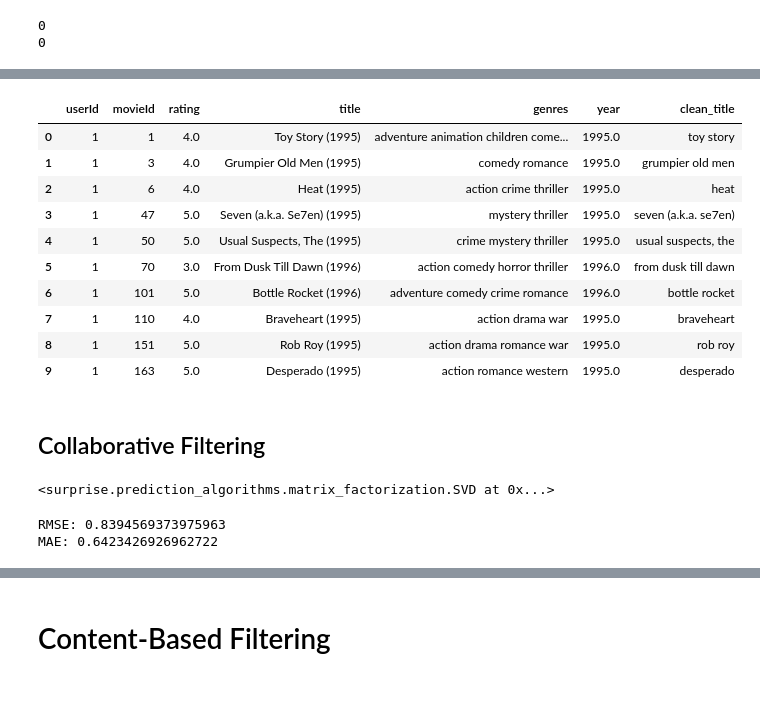
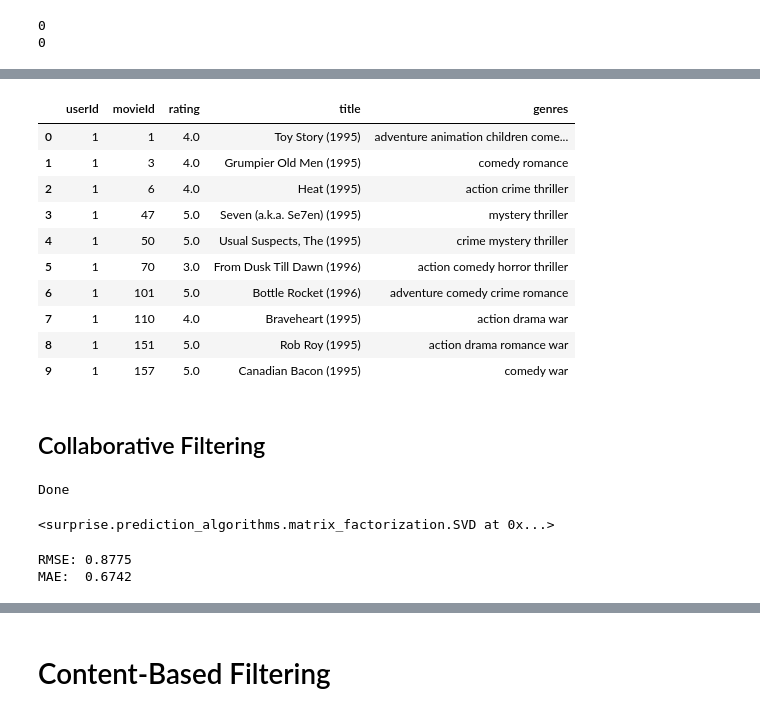
Before and after one commit to Jana-Sherif-Mohamed/MovieRecommender, a Jupyter notebook: Project_IP_sec (2).ipynb, the cells around one changed output, grey strips where cells are left out. Saved outputs shown, nothing was run; the diff lists cells and outputs as text; code cells hidden in the pictures.

```diff
--- a/Project_IP_sec.ipynb
+++ b/Project_IP_sec (2).ipynb
@@ -110,49 +141,57 @@ def clean_genres(text):
 movies['genres'] = movies['genres'].apply(clean_genres)
 # %%
 #  Extract Year from Title
-def extract_year(title):
-    match = re.search(r'\((\d{4})\)', str(title))
-    if match:
-        return int(match.group(1))
-    return np.nan
+#def extract_year(title):
+   # match = re.search(r'\((\d{4})\)', str(title))
+    #if match:
+        #return int(match.group(1))
+    #return np.nan
 
-movies['year'] = movies['title'].apply(extract_year)
+#movies['year'] = movies['title'].apply(extract_year)
 # %%
 # Clean Title (Remove Year)
 
-def clean_title(title):
-    title = re.sub(r'\(\d{4}\)', '', str(title))  # remove year
-    return title.strip().lower()
+#def clean_title(title):
+    #title = re.sub(r'\(\d{4}\)', '', str(title))  # remove year
+    #return title.strip().lower()
 
-movies['clean_title'] = movies['title'].apply(clean_title)
+#movies['clean_title'] = movies['title'].apply(clean_title)
 # %%
  # Filter Rare Movies
-movie_rating_count = ratings.groupby('movieId')['rating'].count()
+#movie_rating_count = ratings.groupby('movieId')['rating'].count()
 
-popular_movies = movie_rating_count[movie_rating_count >= 20].index
+#popular_movies = movie_rating_count[movie_rating_count >= 20].index
 
-ratings = ratings[ratings['movieId'].isin(popular_movies)]
-movies = movies[movies['movieId'].isin(popular_movies)]
+#ratings = ratings[ratings['movieId'].isin(popular_movies)]
+#movies = movies[movies['movieId'].isin(popular_movies)]
 # %%
-data = pd.merge(ratings, movies, on="movieId")
-data.head(10)
+merged_df = pd.merge(ratings, movies, on="movieId")
+merged_df.head(10)
 # %% [output]
-|  | userId | movieId | rating | title | genres | year | clean_title |
-| 0 | 1 | 1 | 4.0 | Toy Story (1995) | adventure animation children come... | 1995.0 | toy story |
-| 1 | 1 | 3 | 4.0 | Grumpier Old Men (1995) | comedy romance | 1995.0 | grumpier old men |
-| 2 | 1 | 6 | 4.0 | Heat (1995) | action crime thriller | 1995.0 | heat |
-| 3 | 1 | 47 | 5.0 | Seven (a.k.a. Se7en) (1995) | mystery thriller | 1995.0 | seven (a.k.a. se7en) |
-| 4 | 1 | 50 | 5.0 | Usual Suspects, The (1995) | crime mystery thriller | 1995.0 | usual suspects, the |
-| 5 | 1 | 70 | 3.0 | From Dusk Till Dawn (1996) | action comedy horror thriller | 1996.0 | from dusk till dawn |
-| 6 | 1 | 101 | 5.0 | Bottle Rocket (1996) | adventure comedy crime romance | 1996.0 | bottle rocket |
-| 7 | 1 | 110 | 4.0 | Braveheart (1995) | action drama war | 1995.0 | braveheart |
-| 8 | 1 | 151 | 5.0 | Rob Roy (1995) | action drama romance war | 1995.0 | rob roy |
-| 9 | 1 | 163 | 5.0 | Desperado (1995) | action romance western | 1995.0 | desperado |
+|  | userId | movieId | rating | title | genres |
+| 0 | 1 | 1 | 4.0 | Toy Story (1995) | adventure animation children come... |
+| 1 | 1 | 3 | 4.0 | Grumpier Old Men (1995) | comedy romance |
+| 2 | 1 | 6 | 4.0 | Heat (1995) | action crime thriller |
+| 3 | 1 | 47 | 5.0 | Seven (a.k.a. Se7en) (1995) | mystery thriller |
+| 4 | 1 | 50 | 5.0 | Usual Suspects, The (1995) | crime mystery thriller |
+| 5 | 1 | 70 | 3.0 | From Dusk Till Dawn (1996) | action comedy horror thriller |
+| 6 | 1 | 101 | 5.0 | Bottle Rocket (1996) | adventure comedy crime romance |
+| 7 | 1 | 110 | 4.0 | Braveheart (1995) | action drama war |
+| 8 | 1 | 151 | 5.0 | Rob Roy (1995) | action drama romance war |
+| 9 | 1 | 157 | 5.0 | Canadian Bacon (1995) | comedy war |
 # %% [markdown]
 ## Collaborative Filtering
 # %%
-# prepare data for surprise library
+#prepeare data for surprise
+# constrains
 reader = Reader(rating_scale=(1, 5))
-surprise_data = Dataset.load_from_df(ratings[['userId', 'movieId', 'rating']],reader)
+#user item matrix
+data = Dataset.load_from_df(
+    ratings[['userId', 'movieId', 'rating']],
+    reader
+)
+print("Done")
+# %% [output]
+Done
 # %%
 # split data 80% train - 20% test
@@ -166,13 +209,10 @@ model.fit(trainset)
 # %%
 # predict and evaluate model
 predictions=model.test(testset)
-actual    = [pred.r_ui for pred in predictions]
-estimated = [pred.est  for pred in predictions]
-rmse = root_mean_squared_error(actual, estimated)
-mae  = mean_absolute_error(actual, estimated)
-print("RMSE:",rmse)
-print("MAE:",mae )
+
+rmse =accuracy.rmse((predictions))
+mae =accuracy.mae((predictions))
 # %% [output]
-RMSE: 0.8394569373975963
-MAE: 0.6423426926962722
+RMSE: 0.8775
+MAE:  0.6742
 # %%
```
Also changed, not shown: parts of 20 cells of this notebook.
